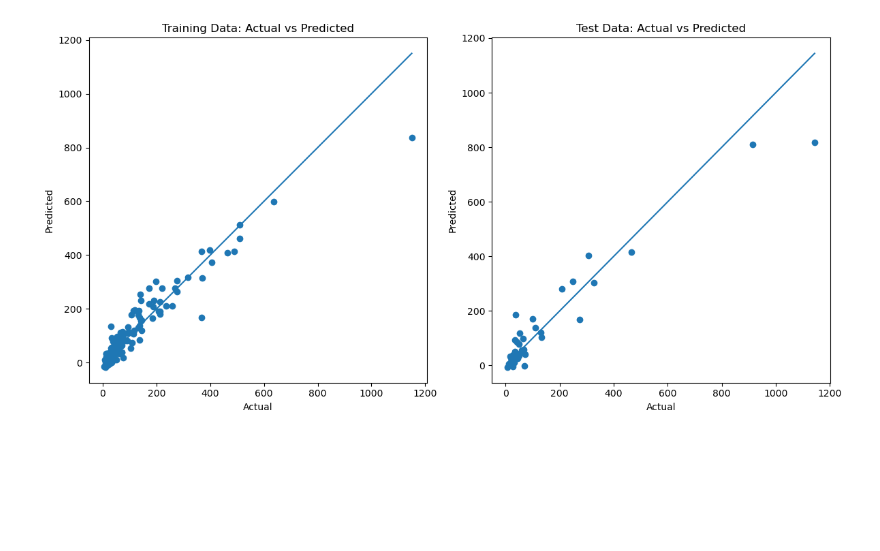
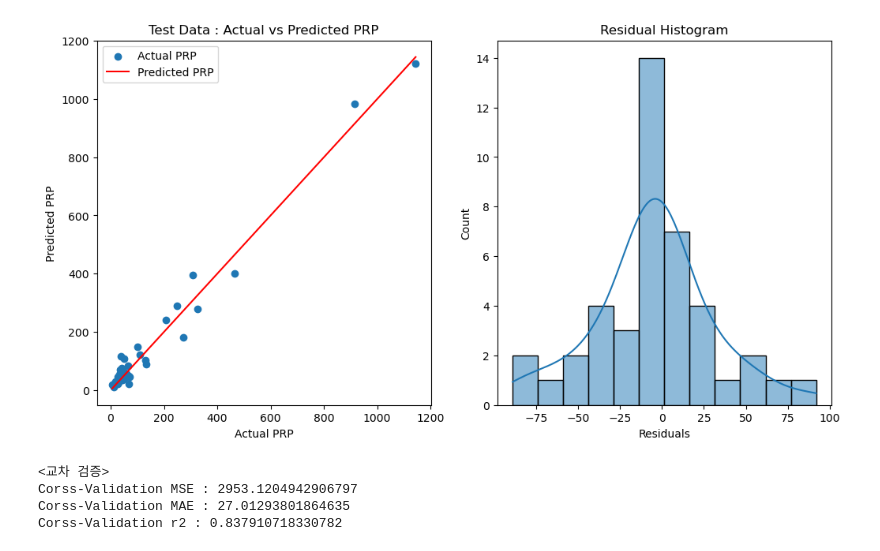
Before and after one commit to seein2/python_basic_1, a Jupyter notebook: pipeline_cpu_data.ipynb, the cells around one changed output. Drawn from its saved outputs; the diff is of its cells as text; code cells hidden in the pictures; blank space fills up the shorter version.

```diff
--- a/pipeline_cpu_data.ipynb
+++ b/pipeline_cpu_data.ipynb
@@ -11,8 +11,8 @@ from sklearn.compose import ColumnTransformer
 from sklearn.pipeline import Pipeline
 from sklearn.ensemble import VotingRegressor, GradientBoostingRegressor
 # %%
-# 데이터 탐색 및 시각화
-machine_data = pd.read_csv('machine_data.csv')
+# 데이터 탐색 및 시각화 (데이터셋 업데이트)
+machine_data = pd.read_csv('machine.data_update.csv')
 
 print(machine_data.info())
 print(machine_data.describe())
@@ -55,7 +55,7 @@ Name: PRP, Length: 246, dtype: float64
 [figure]
 # %%
 # X, y 설정
-num_features = ['MYCT', 'MMIN', 'MMAX', 'CACH', 'CHMIN', 'CHMAX']
+num_features = ['MYCT', 'MMIN', 'MMAX', 'CACH', 'CHMIN', 'CHMAX', 'ERP']
 X = machine_data[num_features]
 y = machine_data['PRP']
 
@@ -167,24 +169,35 @@ R2 = 0.906278552725662
 # %%
-# 실제 데이터와 예측 데이터 비교 (훈련 데이터)
+# 실제 데이터와 예측 데이터 비교 (테스트 데이터)
 plt.figure(figsize=(12, 6))
 
 plt.subplot(1, 2, 1)
-plt.scatter(y_train, y_train_pred, label='Actual PRP')
-plt.plot([y_train.min(), y_train.max()], [y_train.min(), y_train.max()], color='red', label='Predicted PRP')
-plt.xlabel('Actual PRP')
-plt.ylabel('Predicted PRP')
-plt.title('Training Data: Actual vs Predicted')
-
-# 실제 데이터와 예측 데이터 비교 (테스트 데이터)
-plt.subplot(1, 2, 2)
 plt.scatter(y_test, y_test_pred, label='Actual PRP')
 plt.plot([y_test.min(), y_test.max()], [y_test.min(), y_test.max()], color='red', label='Predicted PRP')
 plt.xlabel('Actual PRP')
 plt.ylabel('Predicted PRP')
-plt.title('Test Data: Actual vs Predicted')
+plt.title('Test Data : Actual vs Predicted PRP')
+plt.legend()
 
-d
-plt.tight_layout()
+residuals = y_test - y_test_pred
+plt.subplot(1, 2, 2)
+sns.histplot(residuals, kde=True)
+plt.xlabel('Residuals')
+plt.ylabel('Count')
+plt.title('Residual Histogram')
 plt.show()
 # %% [output]
-[figure, old version]
+[figure, new version]
+# %%
+# 교차 검증
+cv_scores = cross_val_score(grid_search_mse, X_train, y_train, cv = 5, scoring = 'neg_mean_squared_error')
+cv_mse_train = -cv_scores.mean()
+cv_scores = cross_val_score(grid_search_mse,X_train, y_train, cv = 5, scoring = 'neg_mean_absolute_error')
+cv_mae_train = -cv_scores.mean()
+cv_scores = cross_val_score(grid_search_mse, X_train, y_train, cv = 5, scoring = 'r2')
+cv_r2_train = cv_scores.mean()
+print(f'<교차 검증>\nCorss-Validation MSE : {cv_mse_train}\nCorss-Validation MAE : {cv_mae_train}\nCorss-Validation r2 : {cv_r2_train}')
+# %% [output]
+<교차 검증>
+Corss-Validation MSE : 2953.1204942906797
+Corss-Validation MAE : 27.01293801864635
+Corss-Validation r2 : 0.837910718330782
```
Also changed, not shown: parts of 10 cells of this notebook, 1 other file.
